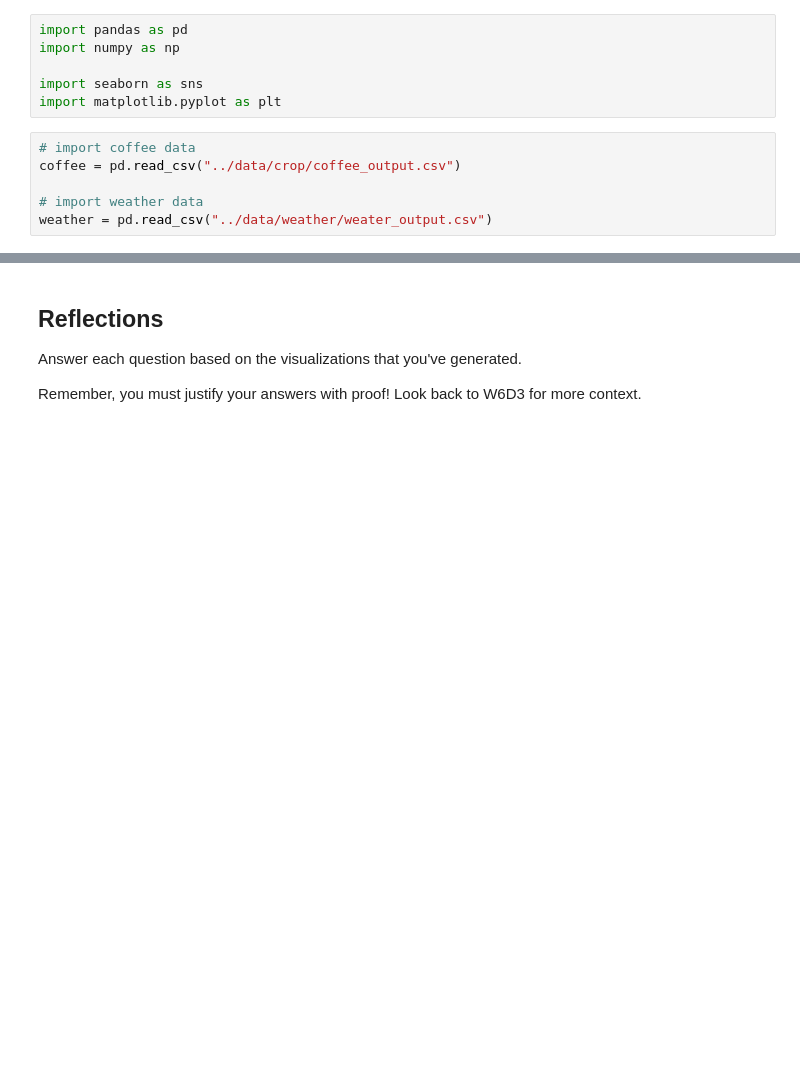
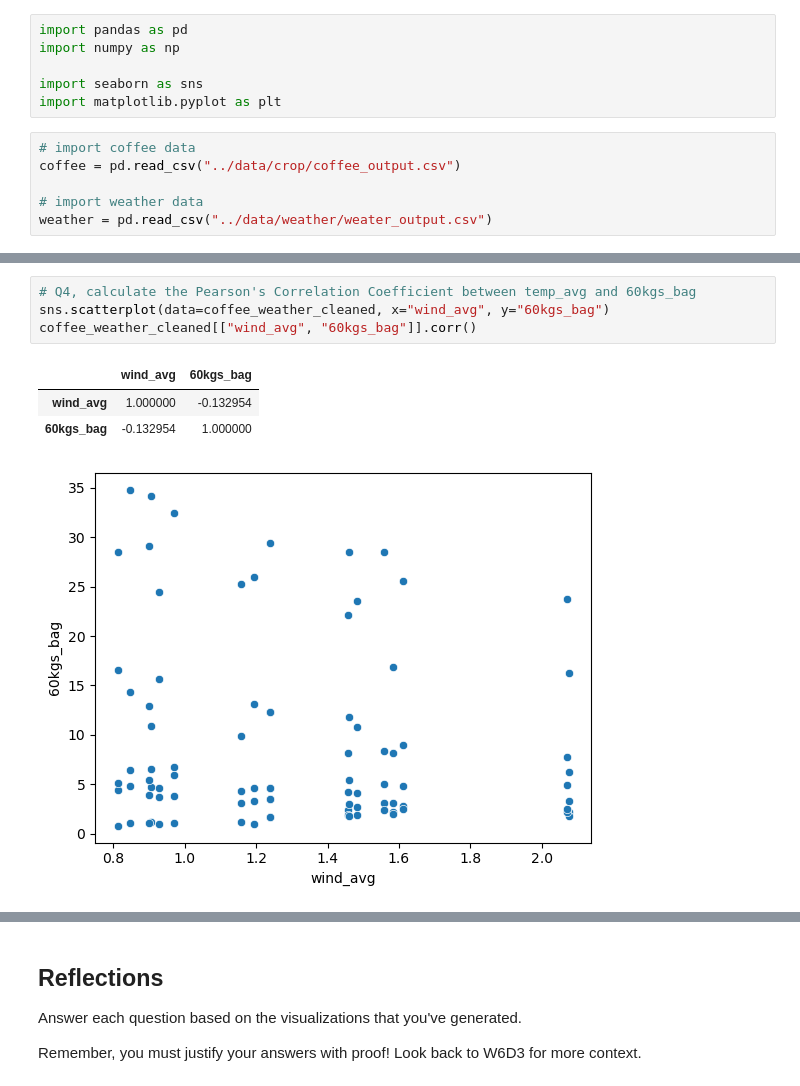
Before and after one commit to vchu22/IF-DS-TLAB3, a Jupyter notebook: notebooks/analysis.ipynb, the cells around one changed output, grey strips where cells are left out. Saved outputs shown, nothing was run; the diff lists cells and outputs as text; blank space fills up the shorter version.

```diff
--- a/notebooks/analysis.ipynb
+++ b/notebooks/analysis.ipynb
@@ -36,0 +104,9 @@ weather = pd.read_csv("../data/weather/weater_output.csv")
+# %%
+# Q4, calculate the Pearson's Correlation Coefficient between temp_avg and 60kgs_bag
+sns.scatterplot(data=coffee_weather_cleaned, x="wind_avg", y="60kgs_bag")
+coffee_weather_cleaned[["wind_avg", "60kgs_bag"]].corr()
+# %% [output]
+|  | wind_avg | 60kgs_bag |
+| wind_avg | 1.000000 | -0.132954 |
+| 60kgs_bag | -0.132954 | 1.000000 |
+[figure, added]
```
Also changed, not shown: parts of 27 cells of this notebook.
